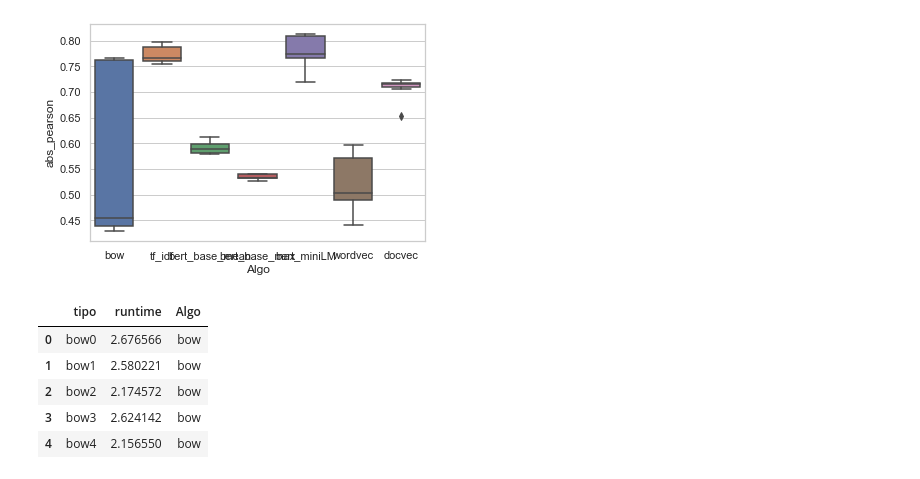
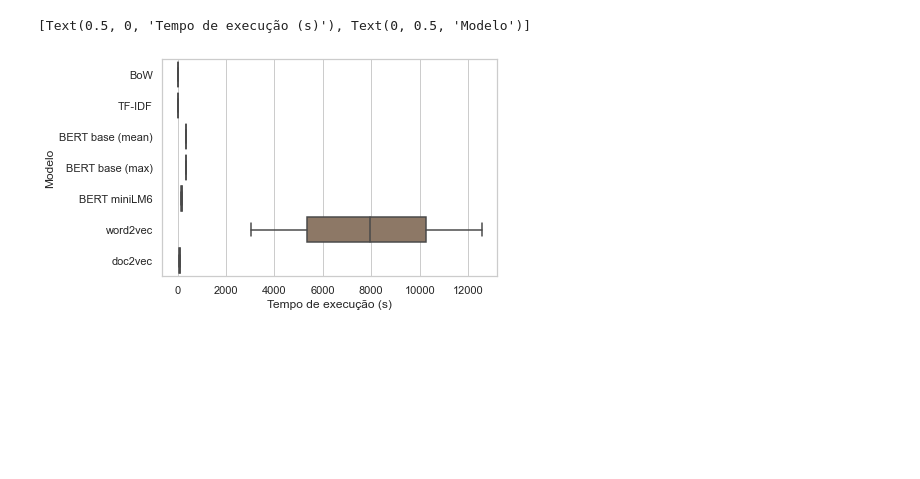
Before and after one commit to mariamaOlive/projeto2-nlp-sidi-residencia, a Jupyter notebook: plots.ipynb, the cells around one changed output. Cells and saved outputs as stored; diff of their text form; code cells hidden in the pictures; blank space fills up the shorter version.

Commit message:
Gerando plots da apresentação

```diff
--- a/plots.ipynb
+++ b/plots.ipynb
@@ -20,19 +46,21 @@ df.head()
+# %%
+df_time = pd.read_csv("resultados/times.csv")
+df_time.columns = ["tipo", "runtime"]
+df_time['Algo'] = df_time['tipo'].str.replace('\d+', '')
+df_time["runtime-rounded"] = df_time["runtime"].round(2)
+# %%
+df_time['Algo'].replace('bow','BoW',inplace=True)
+df_time['Algo'].replace('tf_idf','TF-IDF',inplace=True)
+df_time['Algo'].replace('bert_base_mean','BERT base (mean)',inplace=True)
+df_time['Algo'].replace('bert_base_max','BERT base (max)',inplace=True)
+df_time['Algo'].replace('wordvec','word2vec',inplace=True)
+df_time['Algo'].replace('docvec','doc2vec',inplace=True)
+df_time['Algo'].replace('bert_miniLM','BERT miniLM6',inplace=True)
 # %%
 import seaborn as sns
 sns.set_theme(style="whitegrid")
-ax = sns.boxplot(x=df["Algo"], y = df["abs_pearson"])
+ax = sns.boxplot(x= df_time["runtime"], y = df_time["Algo"])
+ax.set(xlabel='Tempo de execução (s)', ylabel='Modelo')
 # %% [output]
+[Text(0.5, 0, 'Tempo de execução (s)'), Text(0, 0.5, 'Modelo')]
-[figure, old version]
+[figure, new version]
-# %%
-df_time = pd.read_csv("times.csv")
-df_time.columns = ["tipo", "runtime"]
-df_time['Algo'] = df_time['tipo'].str.replace('\d+', '')
-
-df_time.head()
-# %% [output]
-|  | tipo | runtime | Algo |
-| 0 | bow0 | 2.676566 | bow |
-| 1 | bow1 | 2.580221 | bow |
-| 2 | bow2 | 2.174572 | bow |
-| 3 | bow3 | 2.624142 | bow |
-| 4 | bow4 | 2.156550 | bow |
```
Also changed, not shown: parts of 14 cells of this notebook.
